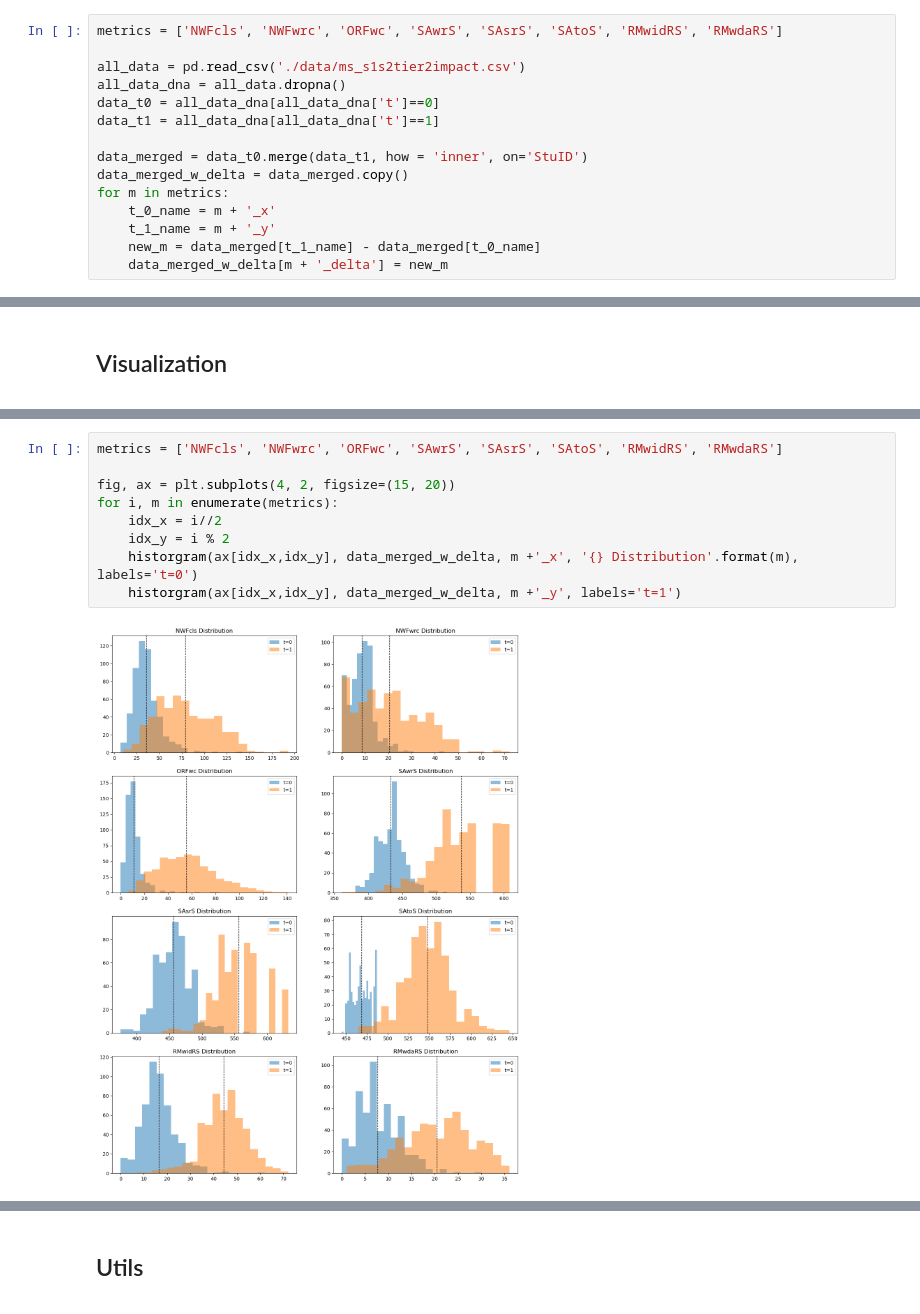
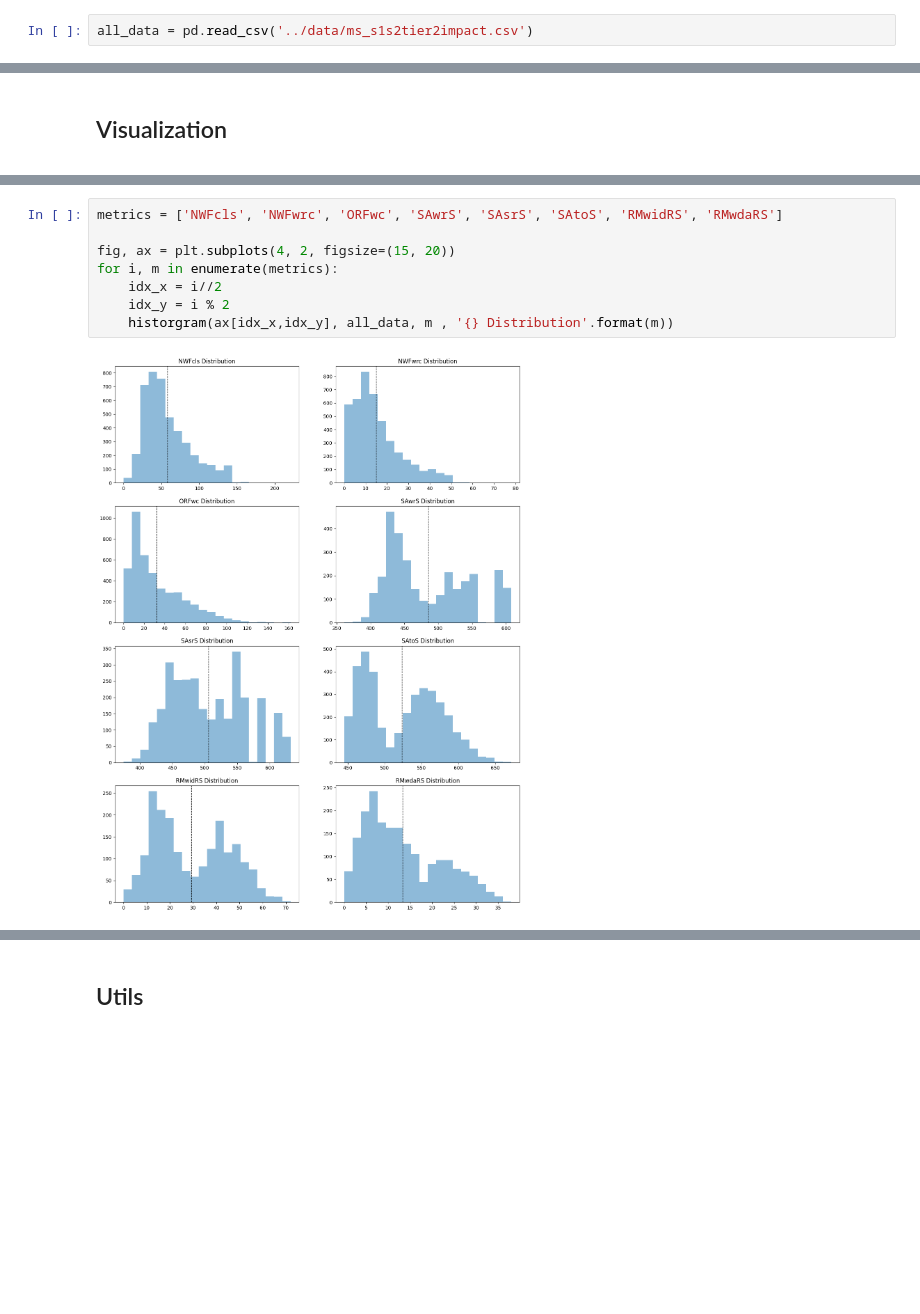
Before and after one commit to oozernov/BU_TEACH, a Jupyter notebook: code/DataVisualization.ipynb, the cells around one changed output, grey strips where cells are left out. Saved outputs shown, nothing was run; the diff lists cells and outputs as text; blank space fills up the shorter version.

Commit message:
Added missing data visualization

```diff
--- a/code/DataVisualization.ipynb
+++ b/code/DataVisualization.ipynb
@@ -15,20 +16,7 @@ import matplotlib.pyplot as plt
 ## Load and preprocess data
 <a id='preprocess'></a>
 # %%
-metrics = ['NWFcls', 'NWFwrc', 'ORFwc', 'SAwrS', 'SAsrS', 'SAtoS', 'RMwidRS', 'RMwdaRS']
-
-all_data = pd.read_csv('./data/ms_s1s2tier2impact.csv')
-all_data_dna = all_data.dropna()
-data_t0 = all_data_dna[all_data_dna['t']==0]
-data_t1 = all_data_dna[all_data_dna['t']==1]
-
-data_merged = data_t0.merge(data_t1, how = 'inner', on='StuID')
-data_merged_w_delta = data_merged.copy()
-for m in metrics:
-    t_0_name = m + '_x'
-    t_1_name = m + '_y'
-    new_m = data_merged[t_1_name] - data_merged[t_0_name]
-    data_merged_w_delta[m + '_delta'] = new_m
+all_data = pd.read_csv('../data/ms_s1s2tier2impact.csv')
 # %% [markdown]
 ## Data summary
 <a id='summary'></a>
@@ -79,11 +145,10 @@ historgram(ax[3,0], data_merged_w_delta, 'TYearsTeaching_x', 'TYearsTeaching Dis
 # %%
 metrics = ['NWFcls', 'NWFwrc', 'ORFwc', 'SAwrS', 'SAsrS', 'SAtoS', 'RMwidRS', 'RMwdaRS']
 
 fig, ax = plt.subplots(4, 2, figsize=(15, 20))
 for i, m in enumerate(metrics):
     idx_x = i//2
     idx_y = i % 2
-    historgram(ax[idx_x,idx_y], data_merged_w_delta, m +'_x', '{} Distribution'.format(m), labels='t=0')
-    historgram(ax[idx_x,idx_y], data_merged_w_delta, m +'_y', labels='t=1')
+    historgram(ax[idx_x,idx_y], all_data, m , '{} Distribution'.format(m))
 # %% [output]
-[figure, old version]
+[figure, new version]
```
Also changed, not shown: parts of 13 cells of this notebook.
